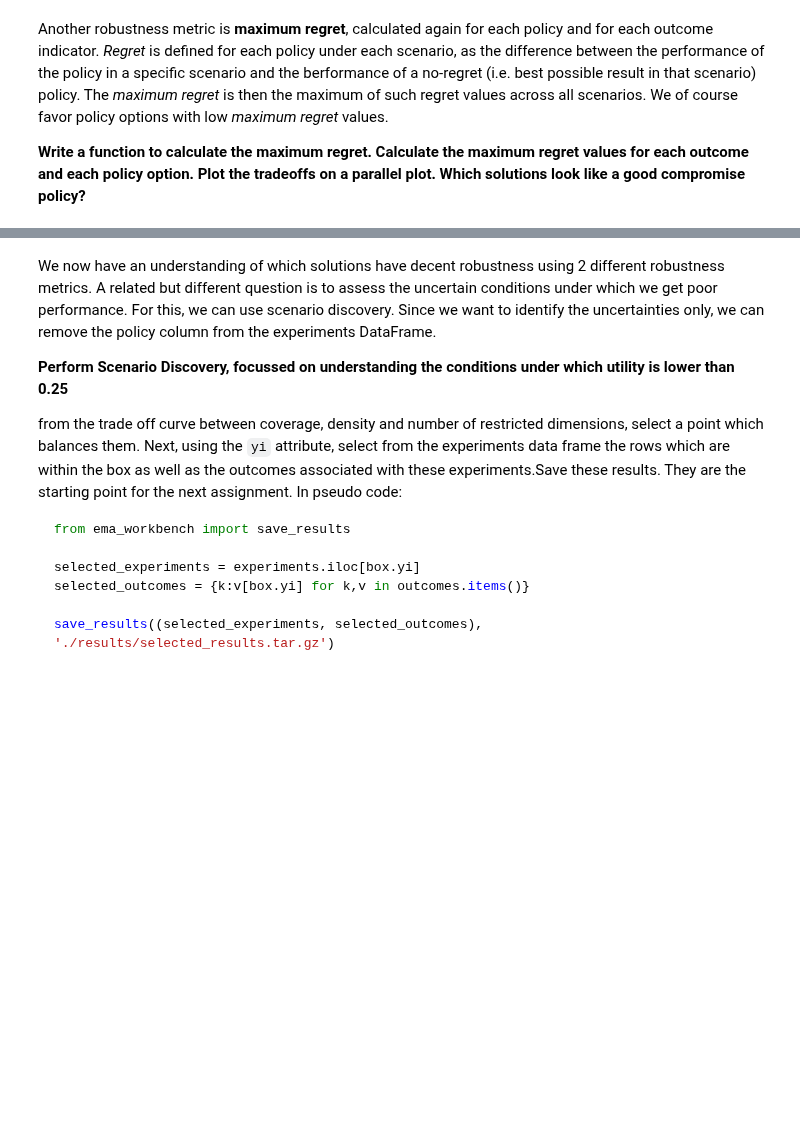
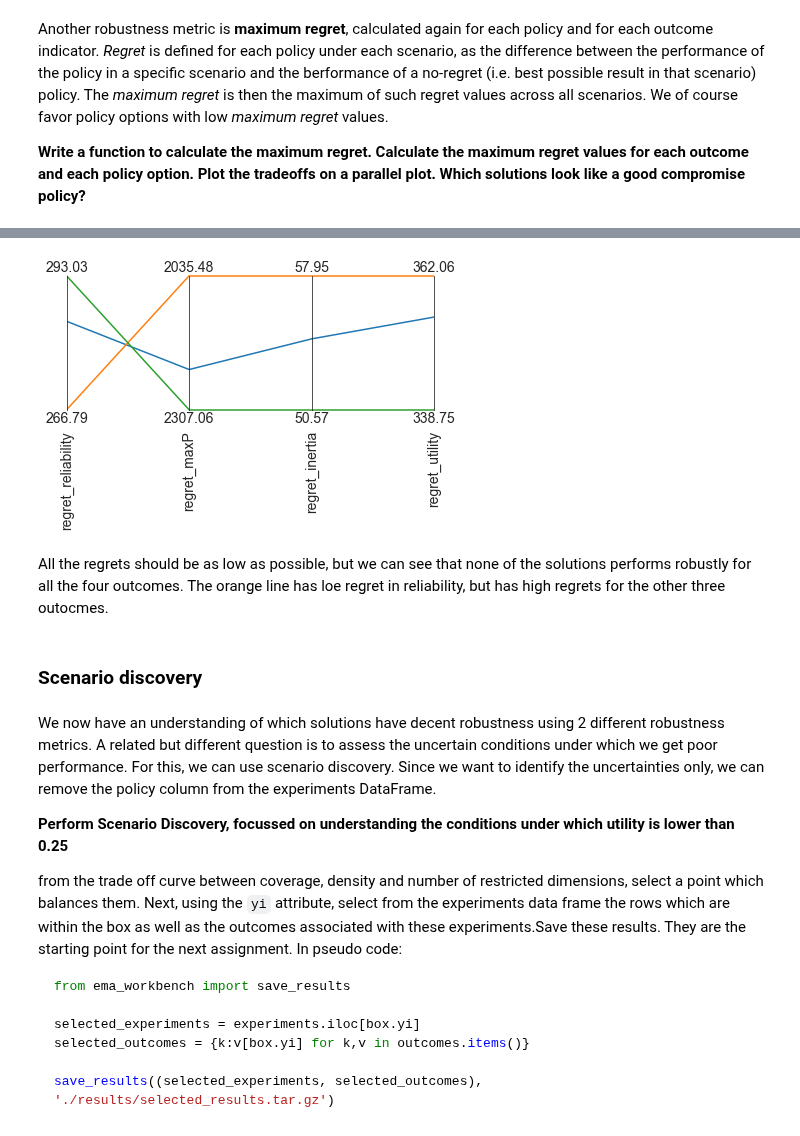
Before and after one commit to triple-capacho/EPA1361, a Jupyter notebook: Week 5-6 - robustness and direct search/assignment 8 - MORDM.ipynb, the cells around one changed output, grey strips where cells are left out. Cells and saved outputs as stored; diff of their text form; code cells hidden in the pictures; blank space fills up the shorter version.

Commit message:
Maximum regret is done, only scenario discovery is left :)

```diff
--- a/Week 5-6 - robustness and direct search/assignment 8 - MORDM.ipynb
+++ b/Week 5-6 - robustness and direct search/assignment 8 - MORDM.ipynb
@@ -501,0 +505,2 @@ mr_df
+# %%
+data = pd.merge(experiments_mr,mr_df, left_on='scenario',right_on='index')
@@ -501,0 +516,9 @@ mr_df
+# %%
+data['regret_reliability'] = (data['best_reliabilty'] - data['reliability']).abs()
+data['regret_maxP'] = (data['best_maxP'] - data['max_P']).abs()
+data['regret_inertia'] = (data['best_inertia'] - data['inertia']).abs()
+data['regret_utility'] = (data['best_utility'] - data['utility']).abs()
+# %%
+regret = data.groupby('policy').sum()
+# %%
+regret = regret.loc[:,['regret_reliability','regret_maxP','regret_inertia','regret_utility']]
@@ -502,3 +533,20 @@ mr_df
+# %%
+import matplotlib.pyplot as plt
+from ema_workbench.analysis import parcoords
+
+limits = parcoords.get_limits(regret)
+axes = parcoords.ParallelAxes(limits)
+axes.plot(regret)
+
+# we invert this axis so direction of desirability is the same
+axes.invert_axis('regret_maxP')
+plt.show()
+# %% [output]
+[figure, added]
+# %% [markdown]
+All the regrets should be as low as possible, but we can see that none of the solutions performs robustly for all the four outcomes. The orange line has loe regret in reliability, but has high regrets for the other three outocmes.
+# %% [markdown]
+### Scenario discovery
 # %% [markdown]
 We now have an understanding of which solutions have decent robustness using 2 different robustness metrics. A related but different question is to assess the uncertain conditions under which we get poor performance. For this, we can use scenario discovery. Since we want to identify the uncertainties only, we can remove the policy column from the experiments DataFrame.
 
```
Also changed, not shown: parts of 17 cells of this notebook.
